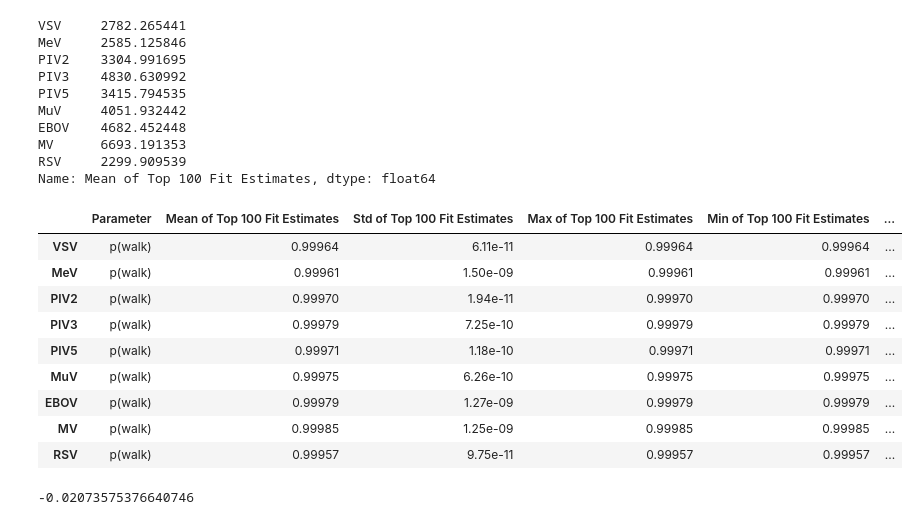
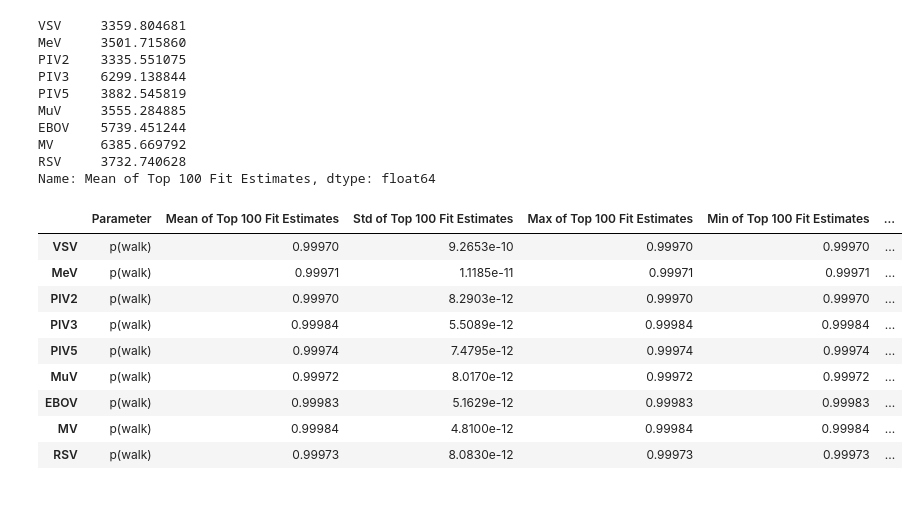
Before and after one commit to Peccoud-Lab/NNSV_Transcription_Model_2024, a Jupyter notebook: Notebook1-NNSV_Transcription_Model.ipynb, the cells around one changed output. Cells and saved outputs as stored; diff of their text form; code cells hidden in the pictures.

Commit message:
Log Likelihood

```diff
--- a/Notebook1-NNSV_Transcription_Model.ipynb
+++ b/Notebook1-NNSV_Transcription_Model.ipynb
@@ -134,12 +149,7 @@ virus_gene_names = [
     ["NP", "VP35", "VP40", "GP", "VP30", "VP24", "L"],
     ["NS1", "NS2", "N", "P", "M", "SH", "G", "F", "M2", "L"]]
 # define list of mean expression of each gene for each virus
-virus_means = [vsv_data_norm, measles_data_mean_norm, PIV2_data_mean_norm, PIV3_data_mean_norm, PIV5_data_mean_norm,
-              MuV_data_mean_norm,EBOV_data_mean_norm, MV_data_mean_norm, RSV_data_mean_norm]
-
-# define list of sd of expression of each gene for each virus. 0 implies that this was not available
-virus_sd = [[0,0,0,0,0], [0,0,0,0,0,0], PIV2_data_sd_norm, PIV3_data_sd_norm, PIV5_data_sd_norm,
-              MuV_data_sd_norm, EBOV_data_sd_norm, MV_data_sd_norm, RSV_data_sd_norm]
+virus_data = [vsv_data, measles_data, PIV2_data, PIV3_data, PIV5_data, MuV_data, EBOV_data, MV_data, RSV_data]
 # %%
 # define lists of position of gene stop signal for each gene
 VSV_genome_pos = np.array([1376, 2199, 3039, 4713, 11095])
@@ -226,0 +216,17 @@ RSV
+# %%
+# iterate through each virus and fit the model 100,000 times starting at random positions.
+
+all_fits = []
+all_funcs = []
+for j in range(len(viruses)):
+    fits = []
+    funcs = []
+    dv = np.array(virus_data[j])
+    genome_pos = virus_genome_pos[j]
+    for i in range(200000):
+        res = minimize(obj_fun,( np.random.random() * .5 ) + .5, bounds = [[0.5, 1]], tol = 1e-20)
+        fits.append(res.x)
+        funcs.append(res.fun * -1)
+    all_fits.append(fits)
+    all_funcs.append(funcs)
+    print(viruses[j])
@@ -227,18 +243,17 @@ RSV
 # %%
 
-
-all_fits = np.array(all_fits).reshape([9,100000])
+all_fits = np.array(all_fits).reshape([9,200000])
 # %%
 # save fits and then generate and save a file with the
 # statistics assocaited with the top 100 fits for each virus
 
 for i in range(len(viruses)):
     df = pd.DataFrame([all_fits[i], all_funcs[i]]). T
-    df.columns = ["p(walk)", "WMSE"]
+    df.columns = ["p(walk)", "Log Likelihood"]
     df.to_csv(f"File1-All_Parameter_Fits_simple_model/{viruses[i]}_fits.csv")
-    df = df.loc[np.array(df.iloc[:,-1]) < np.quantile(np.array(df.iloc[:,-1]), .001)]
-    df_stats = pd.DataFrame([np.mean(df.iloc[:,0]), np.std(df.iloc[:,0]), np.max(df.iloc[:,0]), np.min(df.iloc[:,0]), df[df.iloc[:,1] == np.min(df.iloc[:,1])].iloc[0,0], df[df.iloc[:,1] == np.min(df.iloc[:,1])].iloc[0,-1]]).T
-    df_stats.columns = ["Mean of Top 100 Fit Estimates", "Std of Top 100 Fit Estimates", "Max of Top 100 Fit Estimates", "Min of Top 100 Fit Estimates", "Best Fit Estimate", "Best Fit WMSE"]
+    df = df.loc[np.array(df.iloc[:,-1]) > np.quantile(np.array(df.iloc[:,-1]), 1-.0005)]
+    df_stats = pd.DataFrame([np.mean(df.iloc[:,0]), np.std(df.iloc[:,0]), np.max(df.iloc[:,0]), np.min(df.iloc[:,0]), df[df.iloc[:,1] == np.max(df.iloc[:,1])].iloc[0,0], df[df.iloc[:,1] == np.max(df.iloc[:,1])].iloc[0,-1]]).T
+    df_stats.columns = ["Mean of Top 100 Fit Estimates", "Std of Top 100 Fit Estimates", "Max of Top 100 Fit Estimates", "Min of Top 100 Fit Estimates", "Best Fit Estimate", "Best Fit Log Likelihood"]
     df_stats.index = ["p(walk)"]
     df_stats.to_csv(f"File2-Top_100_Fit_Stats_simple_model/{viruses[i]}_fits.csv")
 # %%
@@ -310,43 +281,39 @@ for i in range(len(viruses)):
 # %%
 
 # Compile all fit stats into a single file
 
 dfs = pd.DataFrame()
 for i in range(len(viruses)):
     df = pd.read_csv((f"File2-Top_100_Fit_Stats_simple_model/{viruses[i]}_fits.csv"))
     dfs = pd.concat([dfs, df])
 dfs.iloc[:,0] = viruses
 dfs.index = viruses
 print(1 / (1-dfs.iloc[:,1]))
-dfs.iloc[:,2] = dfs.iloc[:,2].apply(lambda x: '{:.2e}'.format(x))
-dfs.iloc[:,-1] = dfs.iloc[:,-1].apply(lambda x: '{:.2e}'.format(x))
+dfs.iloc[:,2] = dfs.iloc[:,2].apply(lambda x: '{:.4e}'.format(x))
+dfs.iloc[:,-1] = dfs.iloc[:,-1].apply(lambda x: '{:.4e}'.format(x))
 dfs = dfs.round(5)
 dfs.iloc[:, 0] = ["p(walk)"] * len(dfs.iloc[:, 0])
 dfs.columns = ["Parameter"] + list(dfs.columns)[1:]
 dfs.to_csv("File2-Top_100_Fit_Stats_simple_model/All_Viruses_Simple_Gradient.csv")
 dfs
 # %% [output]
-VSV     2782.265441
-MeV     2585.125846
-PIV2    3304.991695
-PIV3    4830.630992
-PIV5    3415.794535
-MuV     4051.932442
-EBOV    4682.452448
-MV      6693.191353
-RSV     2299.909539
+VSV     3359.804681
+MeV     3501.715860
+PIV2    3335.551075
+PIV3    6299.138844
+PIV5    3882.545819
+MuV     3555.284885
+EBOV    5739.451244
+MV      6385.669792
+RSV     3732.740628
 Name: Mean of Top 100 Fit Estimates, dtype: float64
 |  | Parameter | Mean of Top 100 Fit Estimates | Std of Top 100 Fit Estimates | Max of Top 100 Fit Estimates | Min of Top 100 Fit Estimates | ... |
-| VSV | p(walk) | 0.99964 | 6.11e-11 | 0.99964 | 0.99964 | ... |
-| MeV | p(walk) | 0.99961 | 1.50e-09 | 0.99961 | 0.99961 | ... |
-| PIV2 | p(walk) | 0.99970 | 1.94e-11 | 0.99970 | 0.99970 | ... |
-| PIV3 | p(walk) | 0.99979 | 7.25e-10 | 0.99979 | 0.99979 | ... |
-| PIV5 | p(walk) | 0.99971 | 1.18e-10 | 0.99971 | 0.99971 | ... |
-| MuV | p(walk) | 0.99975 | 6.26e-10 | 0.99975 | 0.99975 | ... |
-| EBOV | p(walk) | 0.99979 | 1.27e-09 | 0.99979 | 0.99979 | ... |
-| MV | p(walk) | 0.99985 | 1.25e-09 | 0.99985 | 0.99985 | ... |
-| RSV | p(walk) | 0.99957 | 9.75e-11 | 0.99957 | 0.99957 | ... |
+| VSV | p(walk) | 0.99970 | 9.2653e-10 | 0.99970 | 0.99970 | ... |
+| MeV | p(walk) | 0.99971 | 1.1185e-11 | 0.99971 | 0.99971 | ... |
+| PIV2 | p(walk) | 0.99970 | 8.2903e-12 | 0.99970 | 0.99970 | ... |
+| PIV3 | p(walk) | 0.99984 | 5.5089e-12 | 0.99984 | 0.99984 | ... |
+| PIV5 | p(walk) | 0.99974 | 7.4795e-12 | 0.99974 | 0.99974 | ... |
+| MuV | p(walk) | 0.99972 | 8.0170e-12 | 0.99972 | 0.99972 | ... |
+| EBOV | p(walk) | 0.99983 | 5.1629e-12 | 0.99983 | 0.99983 | ... |
+| MV | p(walk) | 0.99984 | 4.8100e-12 | 0.99984 | 0.99984 | ... |
+| RSV | p(walk) | 0.99973 | 8.0830e-12 | 0.99973 | 0.99973 | ... |
-# %%
-1 - (p**1319 /  p**1376)
-# %% [output]
--0.02073575376640746
```
Also changed, not shown: parts of 28 cells of this notebook, 47 other files.
